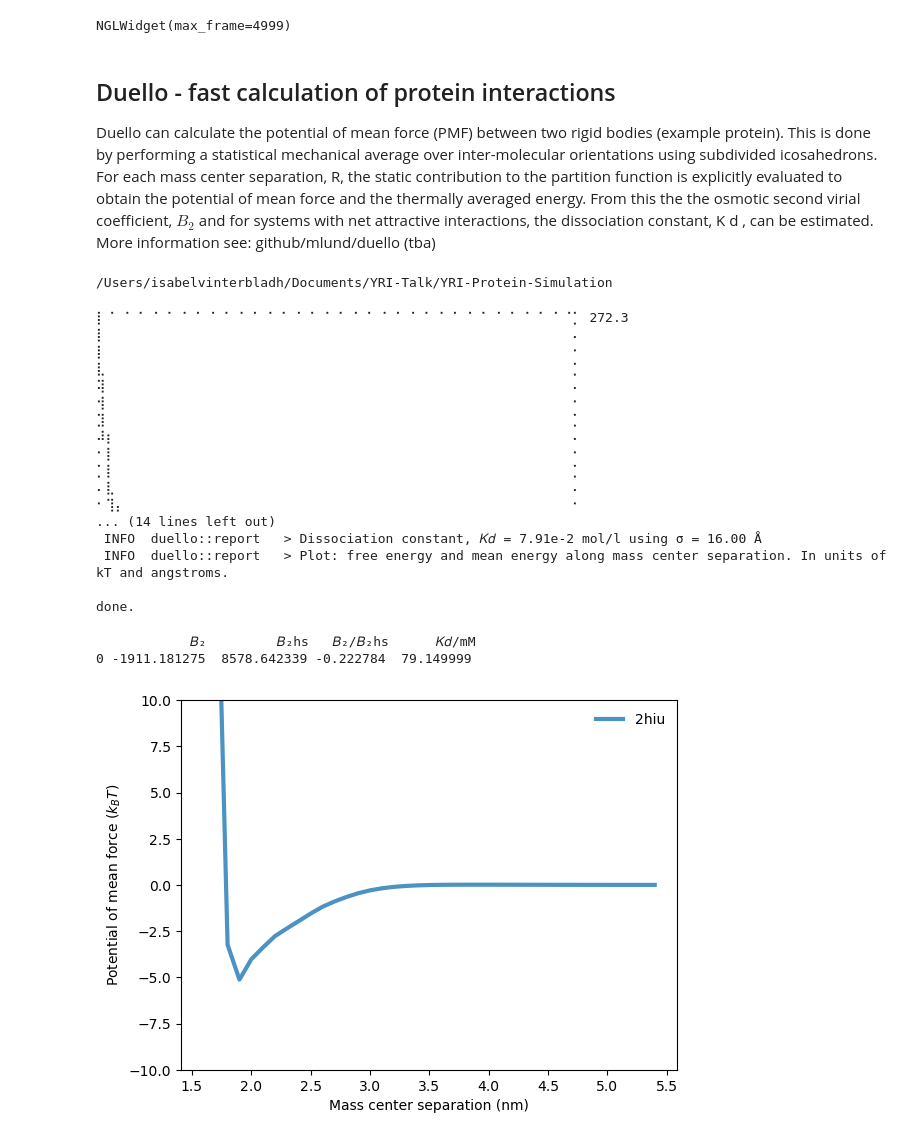
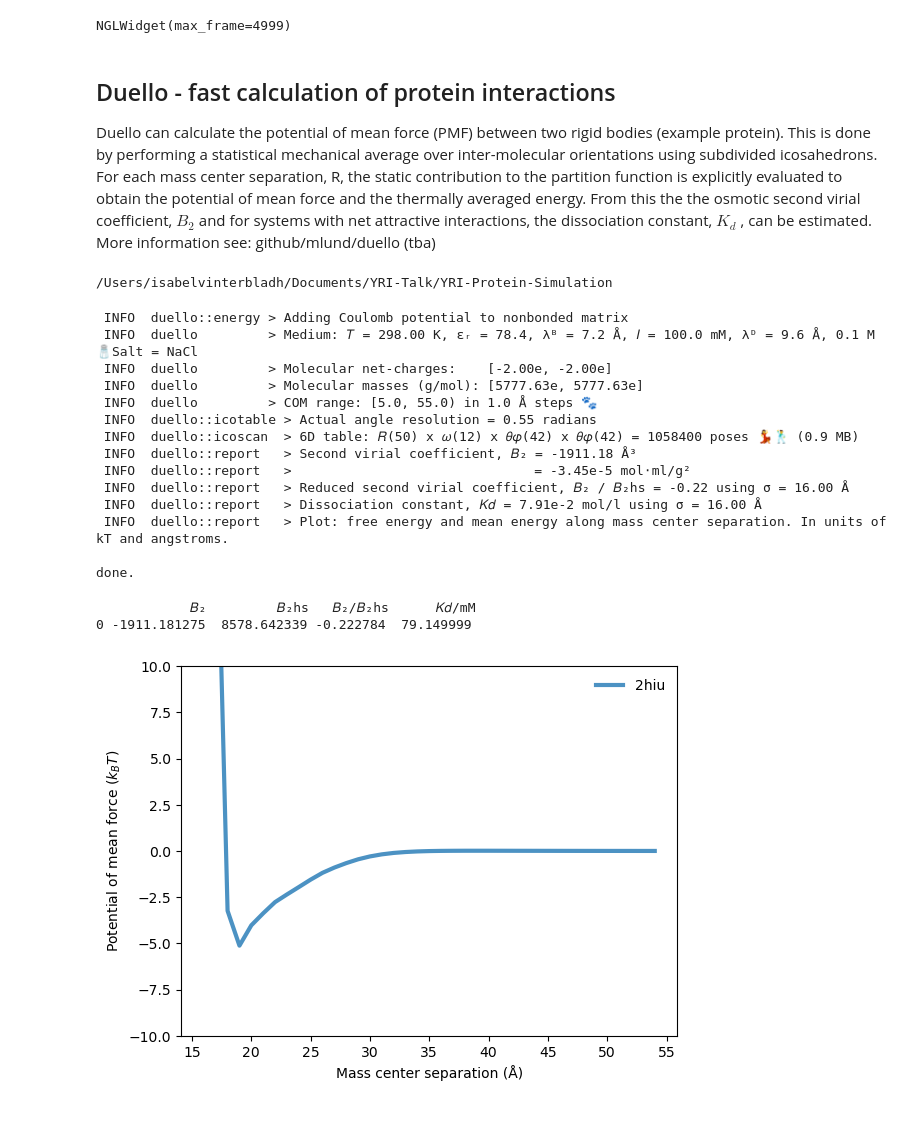
Before and after one commit to IVinterbladh/YRI-Protein-Simulation, a Jupyter notebook: Simulation_of_PP_interactions.ipynb, the cells around one changed output. Saved outputs shown, nothing was run; the diff lists cells and outputs as text; code cells hidden in the pictures.

```diff
--- a/Simulation_of_PP_interactions.ipynb
+++ b/Simulation_of_PP_interactions.ipynb
@@ -204,7 +204,7 @@ NGLWidget(max_frame=4999)
 # %% [markdown]
 ## Duello - fast calculation of protein interactions
 
-Duello can calculate the potential of mean force (PMF) between two rigid bodies (example protein). This is done by performing a statistical mechanical average over inter-molecular orientations using subdivided icosahedrons. For each mass center separation, R, the static contribution to the partition function is explicitly evaluated to obtain the potential of mean force and the thermally averaged energy. From this the the osmotic second virial coefficient, $B_2$ and for systems with net attractive interactions, the dissociation constant, K d , can be estimated.
+Duello can calculate the potential of mean force (PMF) between two rigid bodies (example protein). This is done by performing a statistical mechanical average over inter-molecular orientations using subdivided icosahedrons. For each mass center separation, R, the static contribution to the partition function is explicitly evaluated to obtain the potential of mean force and the thermally averaged energy. From this the the osmotic second virial coefficient, $B_2$ and for systems with net attractive interactions, the dissociation constant, $K_d$ , can be estimated.
 More information see: github/mlund/duello (tba)
 # %%
 ### Change the following variables to match your system
@@ -237,24 +237,21 @@ command = f"/Users/isabelvinterbladh/Documents/YRI-Talk/rust/duello/target/relea
 result = subprocess.run(command, shell=True, stdout=subprocess.PIPE, stderr=subprocess.PIPE)
 
 ### Print the output and error (if any)
-print(result.stdout.decode())
+#print(result.stdout.decode())
 print(result.stderr.decode())
 
 print("done.")
 # %% [output]
-⡇⠈⠀⠁⠈⠀⠁⠈⠀⠁⠈⠀⠁⠈⠀⠁⠈⠀⠁⠈⠀⠁⠈⠀⠁⠈⠀⠁⠈⠀⠁⠈⠀⠁⠈⠀⠁⠈⠀⠁⠈⠀⠁⠈⠀⠁⠈⠀⠁⠈⡁ 272.3
-⡇⠀⠀⠀⠀⠀⠀⠀⠀⠀⠀⠀⠀⠀⠀⠀⠀⠀⠀⠀⠀⠀⠀⠀⠀⠀⠀⠀⠀⠀⠀⠀⠀⠀⠀⠀⠀⠀⠀⠀⠀⠀⠀⠀⠀⠀⠀⠀⠀⠀⠄
-⡇⠀⠀⠀⠀⠀⠀⠀⠀⠀⠀⠀⠀⠀⠀⠀⠀⠀⠀⠀⠀⠀⠀⠀⠀⠀⠀⠀⠀⠀⠀⠀⠀⠀⠀⠀⠀⠀⠀⠀⠀⠀⠀⠀⠀⠀⠀⠀⠀⠀⠂
-⣇⠀⠀⠀⠀⠀⠀⠀⠀⠀⠀⠀⠀⠀⠀⠀⠀⠀⠀⠀⠀⠀⠀⠀⠀⠀⠀⠀⠀⠀⠀⠀⠀⠀⠀⠀⠀⠀⠀⠀⠀⠀⠀⠀⠀⠀⠀⠀⠀⠀⡁
-⢽⠀⠀⠀⠀⠀⠀⠀⠀⠀⠀⠀⠀⠀⠀⠀⠀⠀⠀⠀⠀⠀⠀⠀⠀⠀⠀⠀⠀⠀⠀⠀⠀⠀⠀⠀⠀⠀⠀⠀⠀⠀⠀⠀⠀⠀⠀⠀⠀⠀⠄
-⢺⠀⠀⠀⠀⠀⠀⠀⠀⠀⠀⠀⠀⠀⠀⠀⠀⠀⠀⠀⠀⠀⠀⠀⠀⠀⠀⠀⠀⠀⠀⠀⠀⠀⠀⠀⠀⠀⠀⠀⠀⠀⠀⠀⠀⠀⠀⠀⠀⠀⠂
-⣹⠀⠀⠀⠀⠀⠀⠀⠀⠀⠀⠀⠀⠀⠀⠀⠀⠀⠀⠀⠀⠀⠀⠀⠀⠀⠀⠀⠀⠀⠀⠀⠀⠀⠀⠀⠀⠀⠀⠀⠀⠀⠀⠀⠀⠀⠀⠀⠀⠀⡁
-⠼⡆⠀⠀⠀⠀⠀⠀⠀⠀⠀⠀⠀⠀⠀⠀⠀⠀⠀⠀⠀⠀⠀⠀⠀⠀⠀⠀⠀⠀⠀⠀⠀⠀⠀⠀⠀⠀⠀⠀⠀⠀⠀⠀⠀⠀⠀⠀⠀⠀⠄
-⠂⡇⠀⠀⠀⠀⠀⠀⠀⠀⠀⠀⠀⠀⠀⠀⠀⠀⠀⠀⠀⠀⠀⠀⠀⠀⠀⠀⠀⠀⠀⠀⠀⠀⠀⠀⠀⠀⠀⠀⠀⠀⠀⠀⠀⠀⠀⠀⠀⠀⠂
-⡁⡇⠀⠀⠀⠀⠀⠀⠀⠀⠀⠀⠀⠀⠀⠀⠀⠀⠀⠀⠀⠀⠀⠀⠀⠀⠀⠀⠀⠀⠀⠀⠀⠀⠀⠀⠀⠀⠀⠀⠀⠀⠀⠀⠀⠀⠀⠀⠀⠀⡁
-⠄⣇⠀⠀⠀⠀⠀⠀⠀⠀⠀⠀⠀⠀⠀⠀⠀⠀⠀⠀⠀⠀⠀⠀⠀⠀⠀⠀⠀⠀⠀⠀⠀⠀⠀⠀⠀⠀⠀⠀⠀⠀⠀⠀⠀⠀⠀⠀⠀⠀⠄
-⠂⢹⡄⠀⠀⠀⠀⠀⠀⠀⠀⠀⠀⠀⠀⠀⠀⠀⠀⠀⠀⠀⠀⠀⠀⠀⠀⠀⠀⠀⠀⠀⠀⠀⠀⠀⠀⠀⠀⠀⠀⠀⠀⠀⠀⠀⠀⠀⠀⠀⠂
-... (14 lines left out)
+ INFO  duello::energy > Adding Coulomb potential to nonbonded matrix
+ INFO  duello         > Medium: 𝑇 = 298.00 K, εᵣ = 78.4, λᴮ = 7.2 Å, 𝐼 = 100.0 mM, λᴰ = 9.6 Å, 0.1 M 🧂Salt = NaCl
+ INFO  duello         > Molecular net-charges:    [-2.00e, -2.00e]
+ INFO  duello         > Molecular masses (g/mol): [5777.63e, 5777.63e]
+ INFO  duello         > COM range: [5.0, 55.0) in 1.0 Å steps 🐾
+ INFO  duello::icotable > Actual angle resolution = 0.55 radians
+ INFO  duello::icoscan  > 6D table: 𝑅(50) x 𝜔(12) x 𝜃𝜑(42) x 𝜃𝜑(42) = 1058400 poses 💃🕺 (0.9 MB)
+ INFO  duello::report   > Second virial coefficient, 𝐵₂ = -1911.18 Å³
+ INFO  duello::report   >                               = -3.45e-5 mol⋅ml/g²
+ INFO  duello::report   > Reduced second virial coefficient, 𝐵₂ / 𝐵₂hs = -0.22 using σ = 16.00 Å
  INFO  duello::report   > Dissociation constant, 𝐾𝑑 = 7.91e-2 mol/l using σ = 16.00 Å
  INFO  duello::report   > Plot: free energy and mean energy along mass center separation. In units of kT and angstroms.
 
@@ -262,7 +259,7 @@ done.
 # %%
 ### Command to extract values from the duello output
 
-def extract(jsom_file):
+def extract(json_file):
     """ Extracting values from the duello output in a json file
     Args:
         jsom_file (str): The name of the json file
@@ -270,7 +267,7 @@ def extract(jsom_file):
         pd.DataFrame: A pandas dataframe with the extracted values
     """
     db = dict(B2 = [], B2_HS = [], B2_red = [], kD = [])
-    with open(jsom_file, "r") as file:
+    with open(json_file, "r") as file:
         data = json.load(file)
         b2 = data["B2"]
         db["B2"].append(b2)
@@ -286,19 +283,18 @@ def extract(jsom_file):
 # %%
 ### Extract values from the duello output
 print(extract(f"{name}-pmf.json"))
 
 ### Plotting the PMF - Potential of mean force
 
 r, w, u, c = np.loadtxt(f"{name}-pmf.dat", unpack=True)
-plt.plot(r/10, u, label=f'{name}', lw=3, alpha=0.8)
-#plt.plot(r/10, np.cumsum(c * np.exp(-w) * (r/10)**2), lw=3, alpha=0.8)
+plt.plot(r, u, label=f'{name}', lw=3, alpha=0.8)
 plt.legend(loc=0, frameon=False)
 
 plt.ylim(-10, 10)
-plt.xlabel("Mass center separation (nm)")
+plt.xlabel("Mass center separation (Å)")
 plt.ylabel("Potential of mean force ($k_BT$)")
 plt.show()
 # %% [output]
             𝐵₂         𝐵₂hs   𝐵₂/𝐵₂hs      𝐾𝑑/mM
 0 -1911.181275  8578.642339 -0.222784  79.149999
-[figure, old version]
+[figure, new version]
```
Also changed, not shown: parts of 3 cells of this notebook, 7 other files.
